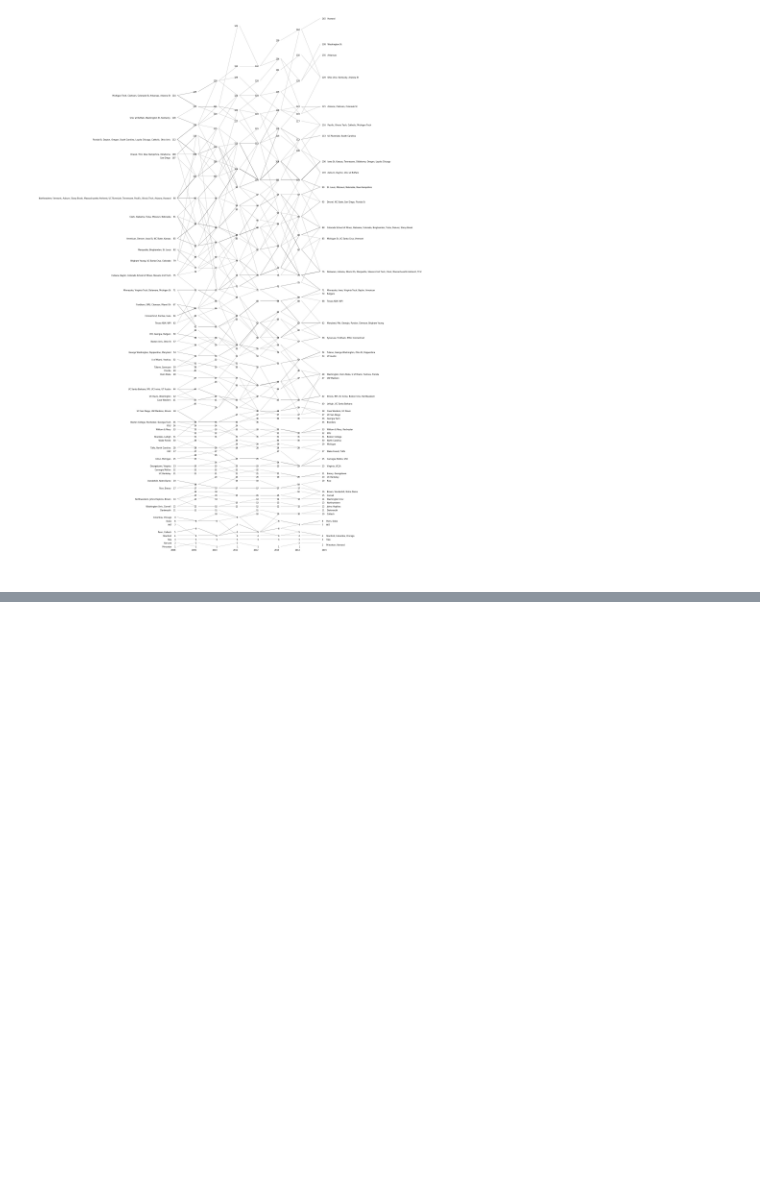
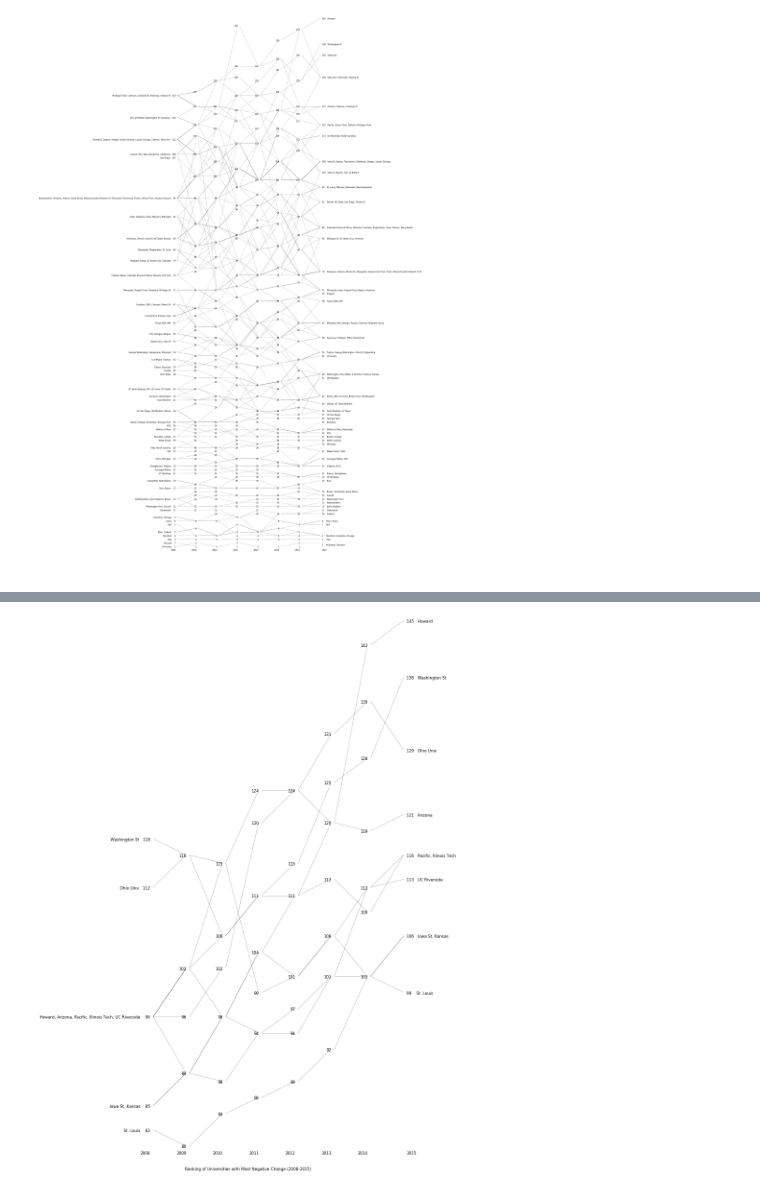
Before and after one commit to vic-158/Data_Viz_Project, a Jupyter notebook: leslie/college_ranks.ipynb, the cells around one changed output, grey strips where cells are left out. Drawn from its saved outputs; the diff is of its cells as text; code cells hidden in the pictures; blank space fills up the shorter version.

```diff
--- a/leslie/college_ranks.ipynb
+++ b/leslie/college_ranks.ipynb
@@ -48,3 +53,5 @@ top_10_change
 # %%
 rank_change=rank_data.sort_values(by='CHG 08 VS 15', ascending=True)
 bottom_10_change =rank_change.head(10)
+bottom_10_change = bottom_10_change.drop(['AVG RANK', 'CHG 08 VS 15'], axis=1)
+bottom_10 = bottom_10_change.set_index('SCHOOL')
@@ -183,0 +110,4 @@ f = slope(df,height=80,width=55,font_size=20, savename='rank.png')
+# %%
+f = slope(bottom_10,height=40,width=30,font_size=20, savename='bot_ranks.png',  title = 'Ranking of Universities with Most Negative Change (2008-2015)' )
+# %% [output]
+[figure, added]
```
Also changed, not shown: parts of 8 cells of this notebook, 3 other files.
